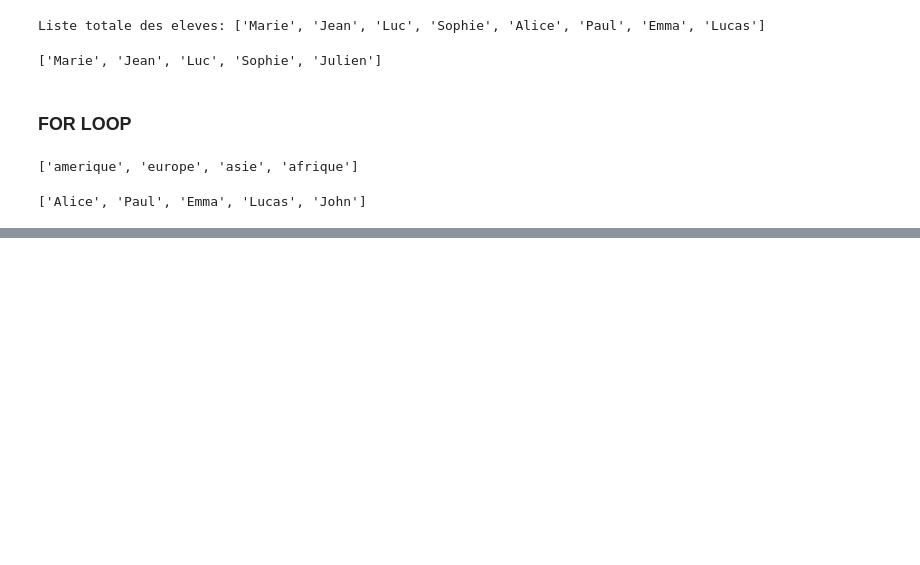
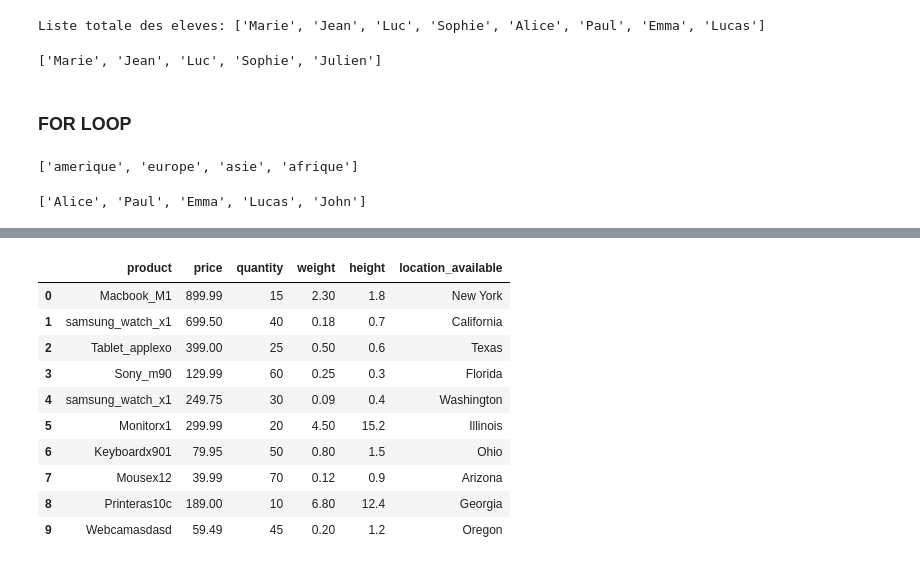
Before and after one commit to Koarra/sql_python_2026, a Jupyter notebook: python_cours/main.ipynb, the cells around one changed output, grey strips where cells are left out. Drawn from its saved outputs; the diff is of its cells as text; code cells hidden in the pictures; blank space fills up the shorter version.

```diff
--- a/python_cours/main.ipynb
+++ b/python_cours/main.ipynb
@@ -197,0 +366,16 @@ print(eleves_bordeaux)
+# %%
+# import d'un fichier csv dans une dataframe pandas
+product_df = pd.read_csv("data/products.csv")
+product_df
+# %% [output]
+|  | product | price | quantity | weight | height | location_available |
+| 0 | Macbook_M1 | 899.99 | 15 | 2.30 | 1.8 | New York |
+| 1 | samsung_watch_x1 | 699.50 | 40 | 0.18 | 0.7 | California |
+| 2 | Tablet_applexo | 399.00 | 25 | 0.50 | 0.6 | Texas |
+| 3 | Sony_m90 | 129.99 | 60 | 0.25 | 0.3 | Florida |
+| 4 | samsung_watch_x1 | 249.75 | 30 | 0.09 | 0.4 | Washington |
+| 5 | Monitorx1 | 299.99 | 20 | 4.50 | 15.2 | Illinois |
+| 6 | Keyboardx901 | 79.95 | 50 | 0.80 | 1.5 | Ohio |
+| 7 | Mousex12 | 39.99 | 70 | 0.12 | 0.9 | Arizona |
+| 8 | Printeras10c | 189.00 | 10 | 6.80 | 12.4 | Georgia |
+| 9 | Webcamasdasd | 59.49 | 45 | 0.20 | 1.2 | Oregon |
```
Also changed, not shown: parts of 30 cells of this notebook, 2 other files.
